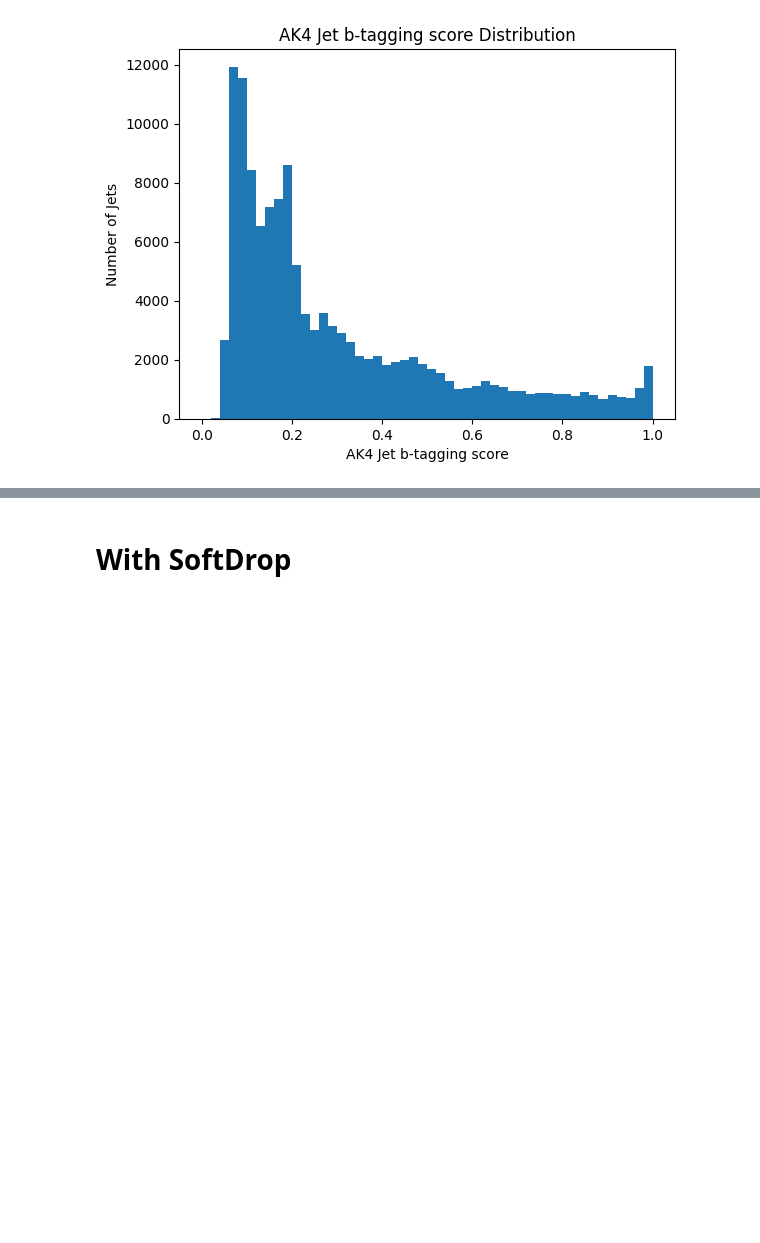
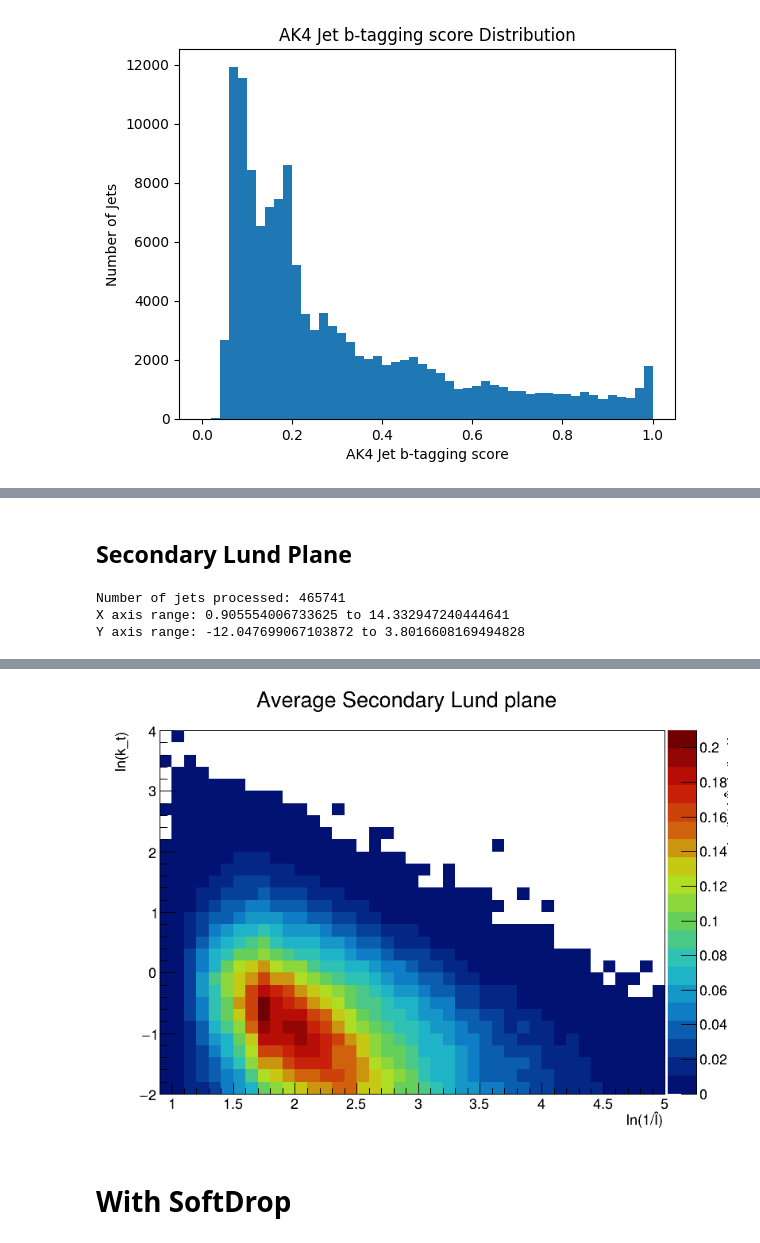
Before and after one commit to ISTAlexandre/PIC2-CMS-Jet-Substructure, a Jupyter notebook: python/plot_lund.ipynb, the cells around one changed output, grey strips where cells are left out. Cells and saved outputs as stored; diff of their text form; code cells hidden in the pictures; blank space fills up the shorter version.

```diff
--- a/python/plot_lund.ipynb
+++ b/python/plot_lund.ipynb
@@ -187,0 +189,64 @@ Warning in <TCanvas::Constructor>: Deleting canvas with same name: canvas
+# %% [markdown]
+## Secondary Lund Plane
+# %%
+hist_secondary = ROOT.TH2F("hist_secondary", "Average Secondary Lund plane", 100, 0, 10, 100, -10, 10)
+hist_secondary.GetXaxis().SetTitle("ln(1/Δ)")
+hist_secondary.GetYaxis().SetTitle("ln(k_t)")
+hist_secondary.GetZaxis().SetTitle("rho(ln(1/Δ), ln(k_t))")
+max_x = -float('inf')
+min_x = float('inf')
+max_y = -float('inf')
+min_y = float('inf')
+njets = 0
+
+for event in range(n_entries):
+    tree.GetEntry(event)
+    for jet_i in range(len(tree.jet_pt)):
+        if tree.jetAK[jet_i] == 8 or tree.jet_pt[jet_i] < 200:
+            continue
+        for i in range(len(tree.lund_coords_secondary_x[jet_i])):
+            njets += 1
+            x = tree.lund_coords_secondary_x[jet_i][i]
+            y = tree.lund_coords_secondary_y[jet_i][i]
+
+            if x > max_x:
+                max_x = x
+            if x < min_x:
+                min_x = x
+            if y > max_y:
+                max_y = y
+            if y < min_y:
+                min_y = y
+
+            hist_secondary.Fill(x, y)
+
+print(f"Number of jets processed: {njets}")
+#Remove stat box
+ROOT.gStyle.SetOptStat(0)
+#Rescale the histogram bins to the observed min and max values
+print(f"X axis range: {min_x} to {max_x}")
+print(f"Y axis range: {min_y} to {max_y}")
+if min_x < 0:
+    min_x = 0
+if max_x > 5:
+    max_x = 5
+if min_y < -2:
+    min_y = -2
+if max_y > 7:
+    max_y = 7
+hist_secondary.GetXaxis().SetRangeUser(min_x, max_x)
+hist_secondary.GetYaxis().SetRangeUser(min_y, max_y)
+if njets > 0:
+    bwx = hist_secondary.GetXaxis().GetBinWidth(1)
+    bwy = hist_secondary.GetYaxis().GetBinWidth(1)
+    hist_secondary.Scale(1.0 / (njets * bwx * bwy))
+#Change color palette
+ROOT.gStyle.SetPalette(ROOT.kRainbow)
+#Plotting
+canvas_secondary = ROOT.TCanvas("canvas_secondary", "Average Secondary Lund Plane", 800, 600)
+hist_secondary.Draw("COLZ")
+canvas_secondary.Draw()
+# %% [output]
+Number of jets processed: 465741
+X axis range: 0.905554006733625 to 14.332947240444641
+Y axis range: -12.047699067103872 to 3.8016608169494828
@@ -188,3 +254,4 @@ Warning in <TCanvas::Constructor>: Deleting canvas with same name: canvas
+[figure, added]
 # %% [markdown]
 # With SoftDrop
 # %%
```
Also changed, not shown: parts of 5 cells of this notebook, 1 other file.
